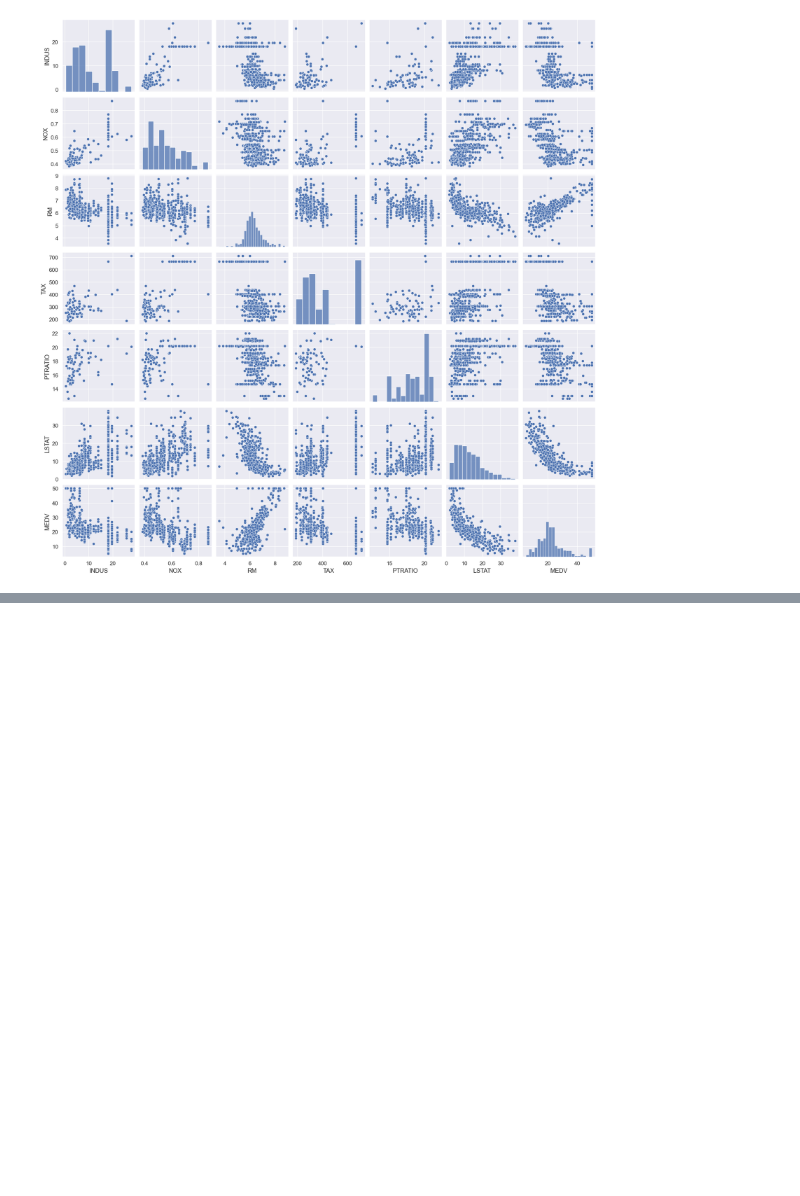
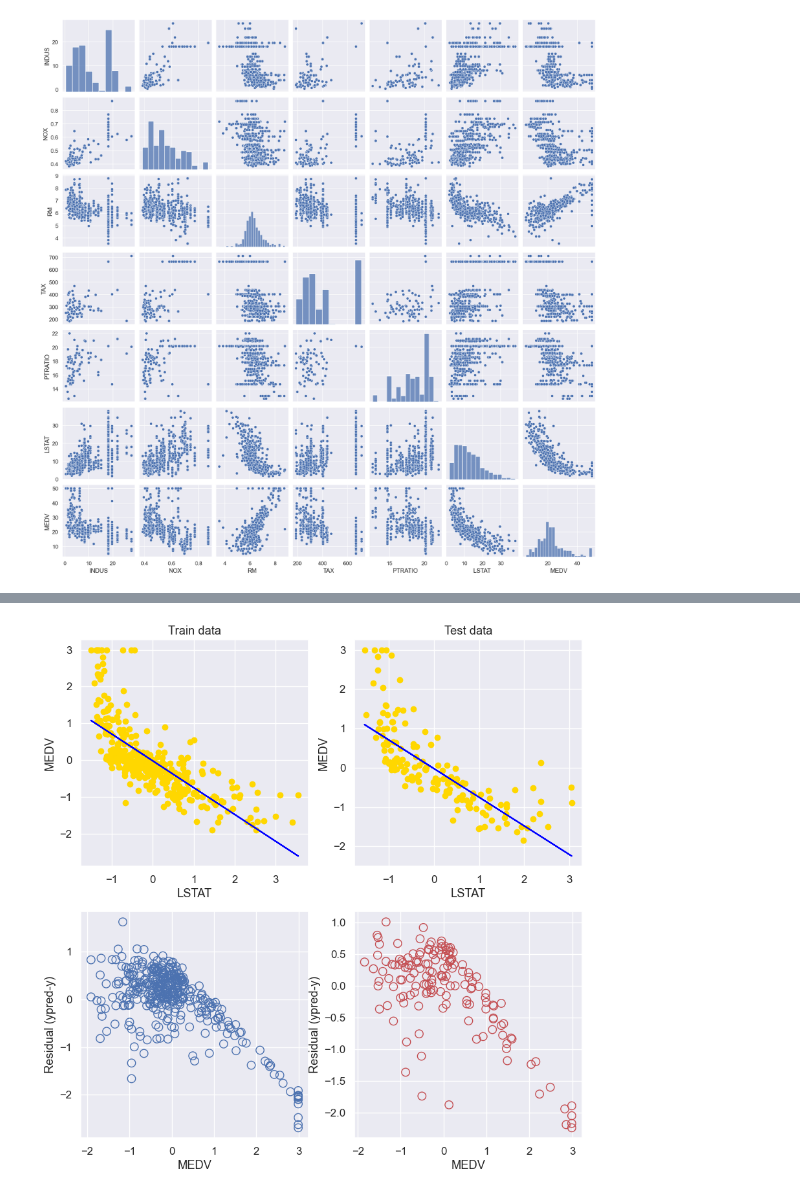
Before and after one commit to molendaa/python_ml_ex, a Jupyter notebook: ml_housing.ipynb, the cells around one changed output, grey strips where cells are left out. Drawn from its saved outputs; the diff is of its cells as text; code cells hidden in the pictures; blank space fills up the shorter version.

Commit message:
New ex. (linear regression: verifying errors - mae, mse, r2)

```diff
--- a/ml_housing.ipynb
+++ b/ml_housing.ipynb
@@ -119,0 +118,77 @@ model.fit(X, y, **kwargs)
+# %%
+#residual value chart
+
+# detecting outliers with IQR method
+Q1 = data.quantile(0.25)
+Q3 = data.quantile(0.75)
+IQR = Q3 - Q1
+
+## removing outliers
+# outlier_condition = ((data < (Q1 - 1.5 * IQR)) | (data > (Q3 +1.5 * IQR)))
+# data = data[~outlier_condition.any(axis=1)]
+
+# prepare for residual plot
+X = data['LSTAT'].values.reshape(-1,1)
+y = data['MEDV'].values.reshape(-1,1)
+
+# plt.figure(figsize=(5,5))
+# plt.scatter(X, y)
+
+scaler = StandardScaler()
+scaler.fit(X)
+X = scaler.transform(X)
+
+scaler = StandardScaler()
+scaler.fit(y)
+y = scaler.transform(y)
+
+X_train, X_test, y_train, y_test = train_test_split(X, y, test_size=0.3)
+
+lr = LinearRegression()
+lr.fit(X_train, y_train)
+
+
+y_pred_train = lr.predict(X_train)
+y_pred_test = lr.predict(X_test)
+
+
+fig, ax = plt.subplots(2, 2, figsize=(10, 10))
+ax[0,0].scatter(X_train, y_train, color = 'gold')
+ax[0,0].plot(X_train, y_pred_train, color = 'blue')
+ax[0,0].set_title('Train data')
+ax[0,0].set_xlabel('LSTAT')
+ax[0,0].set_ylabel('MEDV')
+
+
+ax[0,1].scatter(X_test, y_test, color = 'gold')
+ax[0,1].plot(X_test, y_pred_test, color = 'blue')
+ax[0,1].set_title('Test data')
+ax[0,1].set_xlabel('LSTAT')
+ax[0,1].set_ylabel('MEDV')
+
+
+ax[1,0].scatter(y_train, y_pred_train - y_train, s=80,
+          facecolors='none', edgecolors='b')
+ax[1,0].set_xlabel('MEDV')
+ax[1,0].set_ylabel('Residual (ypred-y)')
+
+ax[1,1].scatter(y_test,  y_pred_test  - y_test,  s=80,
+          facecolors='none', edgecolors='r')
+ax[1,1].set_xlabel('MEDV')
+ax[1,1].set_ylabel('Residual (ypred-y)')
+
+
+
+# Verifying errors of used linear model
+mae_train = mean_absolute_error(y_train, lr.predict(X_train))
+mae_test = mean_absolute_error(y_test, lr.predict(X_test))
+print(f"MAE TRAIN {round(mae_train,2)}, TEST {round(mae_test,2)}")
+
+mse_train = mean_squared_error(y_train, lr.predict(X_train))
+mse_test = mean_squared_error(y_test, lr.predict(X_test))
+print(f"MSE TRAIN {round(mse_train,2)}, TEST {round(mse_test,2)}")
+
+r2_train = r2_score(y_train, lr.predict(X_train))
+r2_test = r2_score(y_test, lr.predict(X_test))
+print(f"R2  TRAIN {round(r2_train,2)}, TEST {round(r2_test,2)}")
+# %% [output]
@@ -119,0 +198 @@ model.fit(X, y, **kwargs)
+[figure, added]
```
Also changed, not shown: parts of 3 cells of this notebook.
